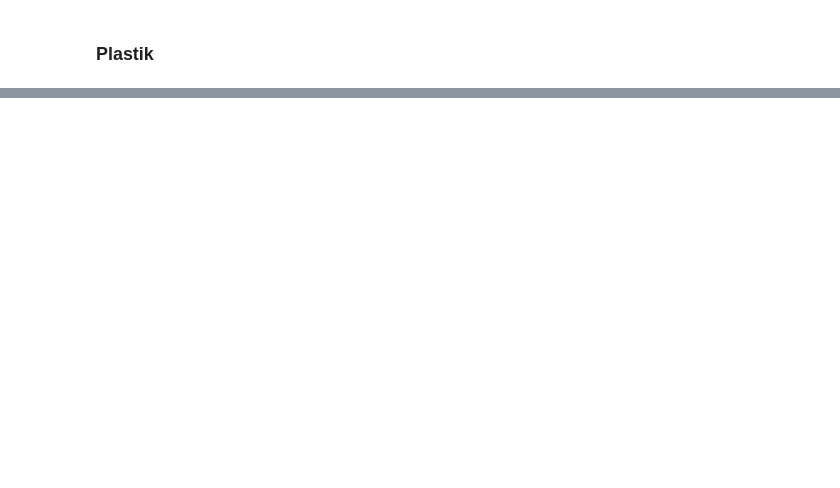
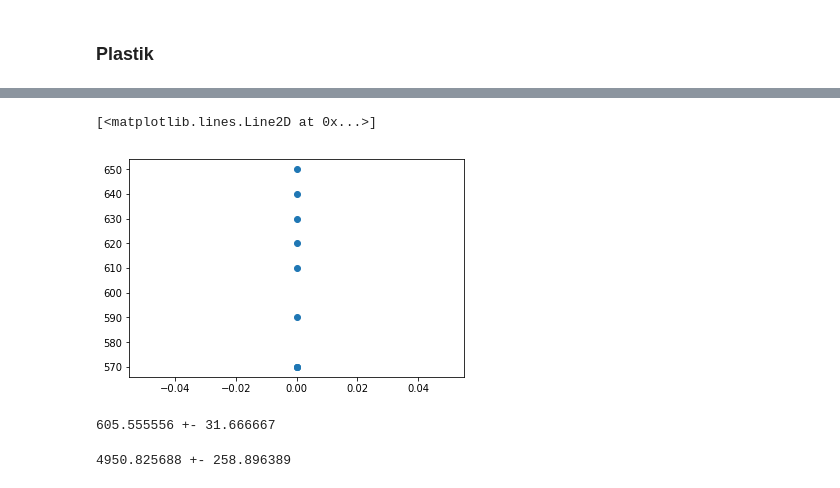
Before and after one commit to ces42/praktikum1, a Jupyter notebook: AKU/Daten/Auswertung.ipynb, the cells around one changed output, grey strips where cells are left out. Cells and saved outputs as stored; diff of their text form; code cells hidden in the pictures; blank space fills up the shorter version.

```diff
--- a/AKU/Daten/Auswertung.ipynb
+++ b/AKU/Daten/Auswertung.ipynb
@@ -52,0 +73,4 @@ plt.plot(zeros(len(Cu3) - 1), diff(Cu3), 'o')
+# %%
+Al1 = [2280, 1710, 1070, 460]
+Al2 = [2260, 1690, 1070, 440]
+Al3 = [2270, 1700, 1050, 460]
@@ -52,0 +86,17 @@ plt.plot(zeros(len(Cu3) - 1), diff(Cu3), 'o')
+# %%
+plt.plot(zeros_like(dAl), dAl, 'o')
+# %% [output]
+[<matplotlib.lines.Line2D at 0x...>]
+[figure, added]
+# %%
+TAl = mean(dAl); err_TAl = std(dAl, ddof=1)
+print(f'{TAl:f} +- {err_TAl:f}')
+# %% [output]
+605.555556 +- 31.666667
+# %%
+lAl = 1.499 # m
+cAl = 2 * lAl / TAl * 1e6 # millisekunden in sekunden
+err_cAl = 2 * lAl / TAl**2 * err_TAl * 1e6
+print(f'{cAl:f} +- {err_cAl:f}')
+# %% [output]
+4950.825688 +- 258.896389
```
Also changed, not shown: parts of 17 cells of this notebook, 1 other file.
